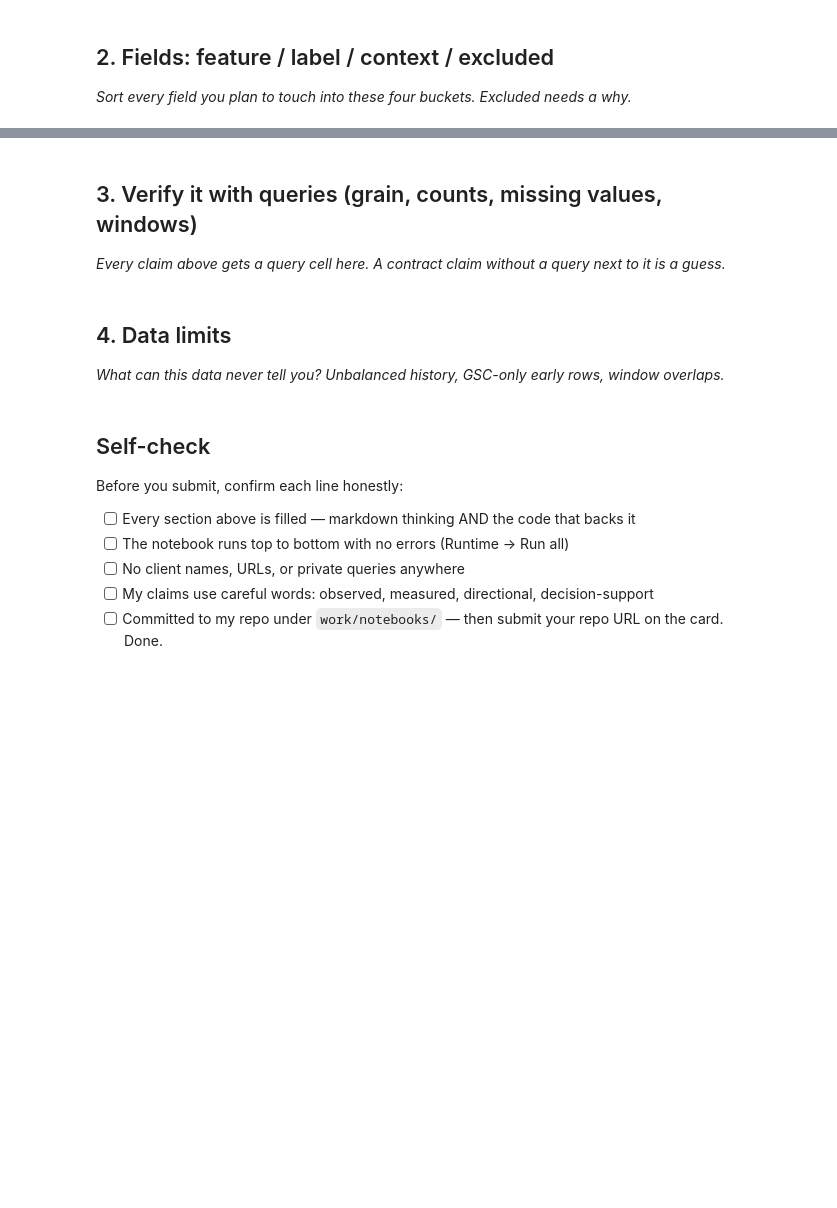
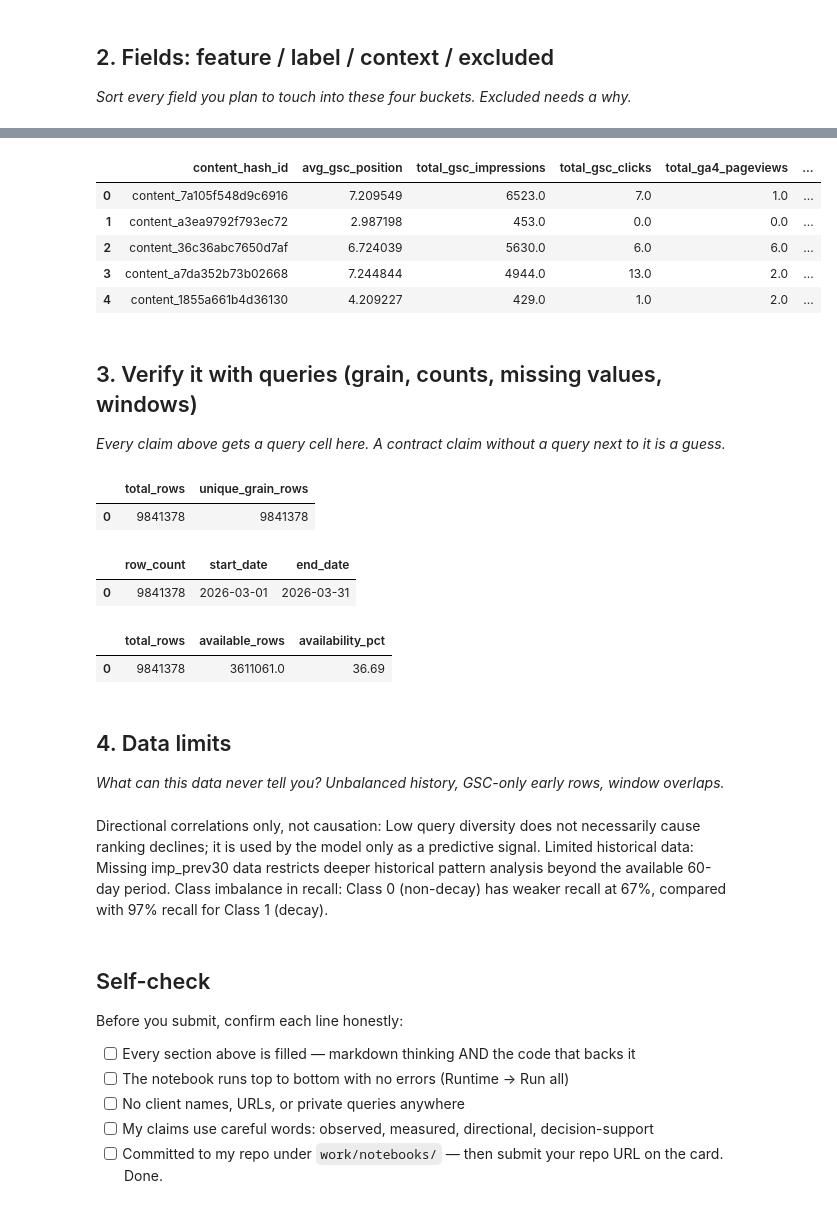
Before and after one commit to mariamemad975/FlyRank_ML, a Jupyter notebook: work/notebooks/w03_data_contract.ipynb, the cells around one changed output, grey strips where cells are left out. Cells and saved outputs as stored; diff of their text form; code cells hidden in the pictures; blank space fills up the shorter version.

```diff
--- a/work/notebooks/w03_data_contract.ipynb
+++ b/work/notebooks/w03_data_contract.ipynb
@@ -23,3 +59,35 @@ This skeleton is yours to fill. Work the sections **in order** — each one has
+# %%
+feature_df = connect.execute(f"""
+    SELECT
+        content_hash_id,
+        -- Feature 1: Average Google Search Console position
+        AVG(gsc_avg_position) AS avg_gsc_position,
+
+        -- Feature 2: Total Google Search Console impressions
+        COALESCE(SUM(gsc_impressions), 0) AS total_gsc_impressions,
+
+        -- Feature 3: Total Google Search Console clicks
+        COALESCE(SUM(gsc_clicks), 0) AS total_gsc_clicks,
+
+        -- Feature 4: Total Google Analytics 4 pageviews
+        COALESCE(SUM(ga4_pageviews), 0) AS total_ga4_pageviews,
+
+        -- Feature 5: Total Google Analytics 4 sessions
+        COALESCE(SUM(ga4_sessions), 0) AS total_ga4_sessions
+
+    FROM '{local_parquet_path}'
+    WHERE gsc_data_available IS TRUE
+    GROUP BY content_hash_id
+""").df()
+
+display(feature_df.head())
+# %% [output]
+|  | content_hash_id | avg_gsc_position | total_gsc_impressions | total_gsc_clicks | total_ga4_pageviews | ... |
+| 0 | content_7a105f548d9c6916 | 7.209549 | 6523.0 | 7.0 | 1.0 | ... |
+| 1 | content_a3ea9792f793ec72 | 2.987198 | 453.0 | 0.0 | 0.0 | ... |
+| 2 | content_36c36abc7650d7af | 6.724039 | 5630.0 | 6.0 | 6.0 | ... |
+| 3 | content_a7da352b73b02668 | 7.244844 | 4944.0 | 13.0 | 2.0 | ... |
+| 4 | content_1855a661b4d36130 | 4.209227 | 429.0 | 1.0 | 2.0 | ... |
 # %% [markdown]
 ## 3. Verify it with queries (grain, counts, missing values, windows)
 
@@ -27,10 +95,53 @@ This skeleton is yours to fill. Work the sections **in order** — each one has
 # %%
 # This cell is for CODE (numbers, a query, a check).
 # Write your text answer in the cell ABOVE this one — typing sentences here breaks Run All.
+grain_check = connect.execute(f"""
+    SELECT
+        COUNT(*) AS total_rows,
+        COUNT(
+            DISTINCT CONCAT(
+                content_hash_id,
+                '||',
+                CAST(report_date AS STRING))) AS unique_grain_rows
+    FROM '{local_parquet_path}'
+""").df()
+display(grain_check)
+# %% [output]
+|  | total_rows | unique_grain_rows |
+| 0 | 9841378 | 9841378 |
+# %%
+date_check = connect.execute(f"""
+    SELECT
+        COUNT(*) AS row_count,
+        MIN(report_date) AS start_date,
+        MAX(report_date) AS end_date
+    FROM '{local_parquet_path}'
+""").df()
+
+display(date_check)
+# %% [output]
+|  | row_count | start_date | end_date |
+| 0 | 9841378 | 2026-03-01 | 2026-03-31 |
+# %%
+gsc_availability = connect.execute(f"""
+    SELECT
+        COUNT(*) AS total_rows,
+        COUNT_IF(gsc_data_available IS TRUE) AS available_rows,
+        ROUND(
+            COUNT_IF(gsc_data_available IS TRUE) * 100.0 / COUNT(*),2) AS availability_pct FROM '{local_parquet_path}'""").df()
+
+display(gsc_availability)
+# %% [output]
+|  | total_rows | available_rows | availability_pct |
+| 0 | 9841378 | 3611061.0 | 36.69 |
 # %% [markdown]
 ## 4. Data limits
 
 *What can this data never tell you? Unbalanced history, GSC-only early rows, window overlaps.*
+# %% [markdown]
+Directional correlations only, not causation: Low query diversity does not necessarily cause ranking declines; it is used by the model only as a predictive signal.
+Limited historical data: Missing imp_prev30 data restricts deeper historical pattern analysis beyond the available 60-day period.
+Class imbalance in recall: Class 0 (non-decay) has weaker recall at 67%, compared with 97% recall for Class 1 (decay).
 # %%
 # This cell is for CODE (numbers, a query, a check).
 # Write your text answer in the cell ABOVE this one — typing sentences here breaks Run All.
```
Also changed, not shown: parts of 2 cells of this notebook.
